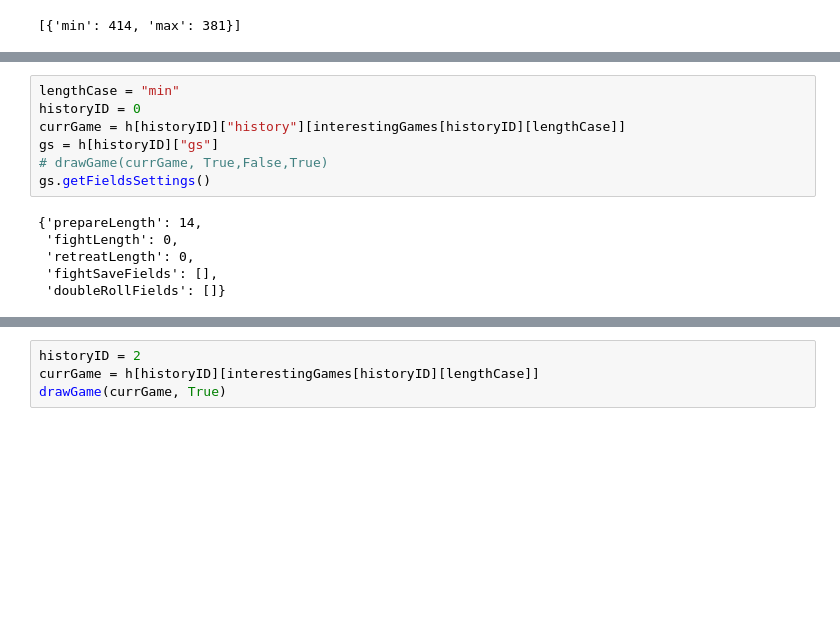
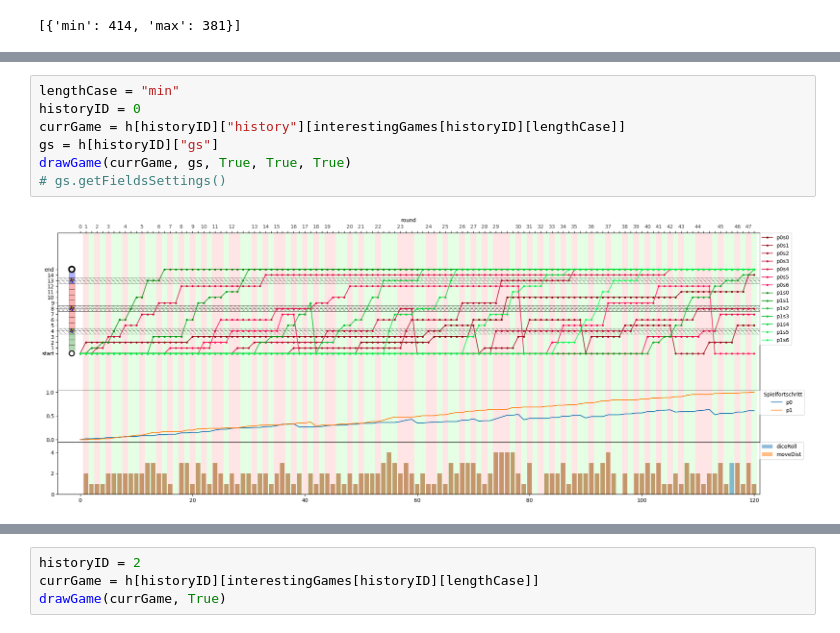
Before and after one commit to LukasWallisch/game-ur-analysis, a Jupyter notebook: src/tmp.ipynb, the cells around one changed output, grey strips where cells are left out. Cells and saved outputs as stored; diff of their text form; blank space fills up the shorter version.

```diff
--- a/src/tmp.ipynb
+++ b/src/tmp.ipynb
@@ -270,16 +269,12 @@ def drawGame(currGame,gs:GameSettings, singleGraph=False, showDiceRoll=True, sho
 # %%
 lengthCase = "min"
 historyID = 0
 currGame = h[historyID]["history"][interestingGames[historyID][lengthCase]]
 gs = h[historyID]["gs"]
-# drawGame(currGame, True,False,True)
-gs.getFieldsSettings()
+drawGame(currGame, gs, True, True, True)
+# gs.getFieldsSettings()
 # %% [output]
-{'prepareLength': 14,
- 'fightLength': 0,
- 'retreatLength': 0,
- 'fightSaveFields': [],
- 'doubleRollFields': []}
+[figure, added]
 # %%
 lengthCase = "max"
 historyID = 0
```
Also changed, not shown: parts of 2 cells of this notebook, 9 other files.
